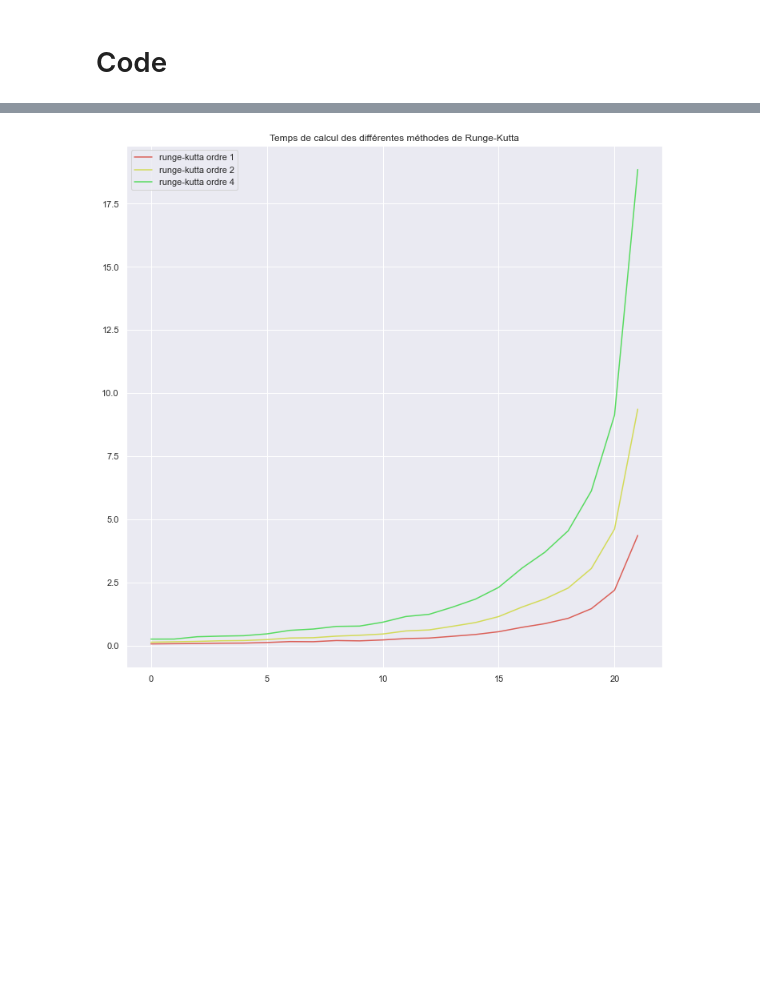
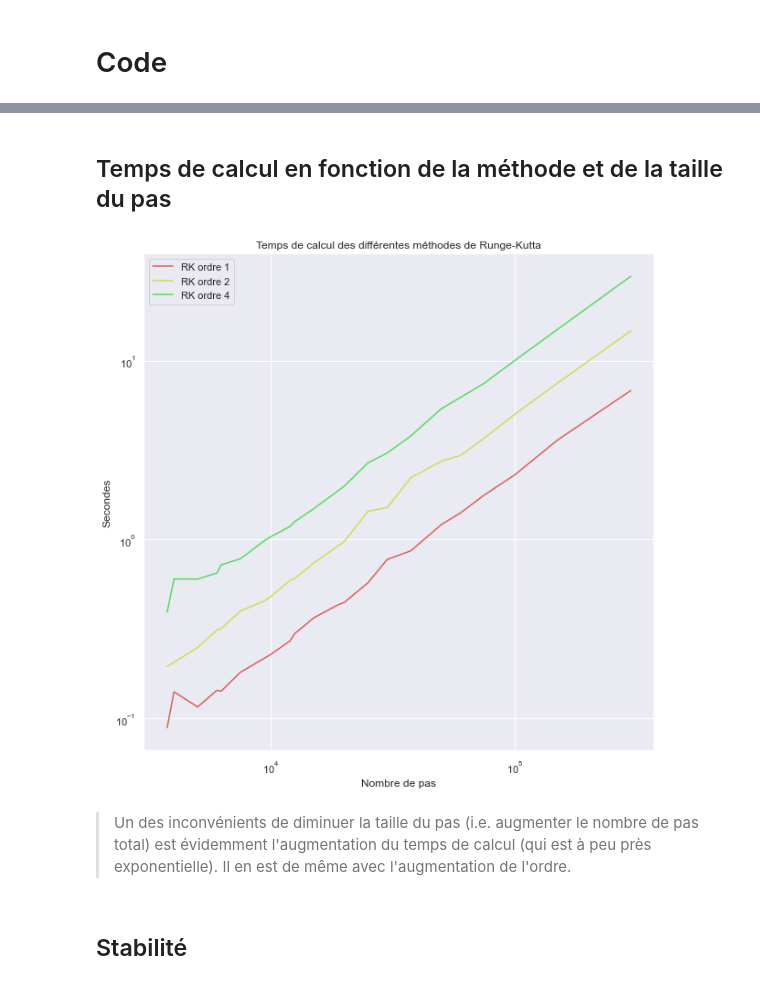
Before and after one commit to littlebuzzybee/MACS205a-Projet, a Jupyter notebook: carbone.ipynb, the cells around one changed output, grey strips where cells are left out. Saved outputs shown, nothing was run; the diff lists cells and outputs as text; code cells hidden in the pictures; blank space fills up the shorter version.

```diff
--- a/carbone.ipynb
+++ b/carbone.ipynb
@@ -287,7 +336,8 @@ class Model():
             self.message, self.success = None, None
             self.t = np.linspace(startYear, endYear, num=kwargs["num"])
             self.y = rungeKutta1(f=derivative, y0=self.initial_conditions, t=self.t).T # transpose for plot
-    def plot_evolution(self, params, figsize=None):
+
+    def plot_evolution(self, params, title=None, figsize=None):
         if figsize is None: # adaptative figure size
             width = 20
             height = 5 * (1 + ((len(params)-1) // 3))
@@ -298,6 +348,7 @@ class Model():
         rows += total % cols
         position = range(1, total+1)
         fig = plt.figure(figsize=figsize)
+        fig.suptitle(title, y=0.925)
         for k in range(total):
             ax = fig.add_subplot(rows, cols, position[k]) # create subplot at the right position
             idx = self.params.index(params[k]) # get index of attribute
@@ -421,29 +523,30 @@ errors(model.y)
 # %%
-import time
+ERK4    = []
+timeRK4 = []
+ERK2    = []
+timeRK2 = []
+ERK1    = []
+timeRK1 = []
+nums = [3750,4000,5000,6000,6250,7500,9375,10000,12000,12500,15000,18750,20000,25000,30000,37500,50000,60000,75000,100000,150000,300000]
 
-ERK4=[]
-timeRK4 = []
-ERK2=[]
-timeRK2 = []
-ERK1=[]
-timeRK1 = []
-indices = [3750,4000, 5000,6000,6250,7500,9375,10000,12000,12500,15000,18750,20000,25000,30000,37500,50000,60000,75000,100000,150000,300000]
-for i in indices:
+for num in nums:
 
     ti = time.time()
-    model.predict("RK4", 0, 750, num=i)
+    model.predict("RK4", 0, 750, num=num)
     tf = time.time()
     ERK4.append(errors(model.y))
     timeRK4.append(tf - ti)
 
     ti = time.time()
-    model.predict("RK2", 0, 750, num=i)
+    model.predict("RK2", 0, 750, num=num)
     tf = time.time()
     ERK2.append(errors(model.y))
     timeRK2.append(tf - ti)
 
     ti = time.time()
-    model.predict("RK1", 0, 750, num=i)
+    model.predict("RK1", 0, 750, num=num)
     tf = time.time()
     ERK1.append(errors(model.y))
     timeRK1.append(tf - ti)
+
+    print(f"fini num={num}")
@@ -472,16 +622,23 @@ plt.show()
+# %% [markdown]
+## Temps de calcul en fonction de la méthode et de la taille du pas
 # %%
-plt.figure(figsize=(12,12))
-
-plt.plot(timeRK1, label='runge-kutta ordre 1')
-plt.plot(timeRK2, label='runge-kutta ordre 2')
-plt.plot(timeRK4, label='runge-kutta ordre 4')
-
-
+plt.figure(figsize=(10, 10))
+plt.plot(nums, timeRK1, label='RK ordre 1')
+plt.plot(nums, timeRK2, label='RK ordre 2')
+plt.plot(nums, timeRK4, label='RK ordre 4')
+plt.xlabel("Nombre de pas")
+plt.ylabel("Secondes")
+plt.xscale("log")
+plt.yscale("log")
 plt.title("Temps de calcul des différentes méthodes de Runge-Kutta")
 plt.legend()
 plt.show()
 # %% [output]
-[figure, old version]
+[figure, new version]
+# %% [markdown]
+> Un des inconvénients de diminuer la taille du pas (i.e. augmenter le nombre de pas total) est évidemment l'augmentation du temps de calcul (qui est à peu près exponentielle). Il en est de même avec l'augmentation de l'ordre.
+# %% [markdown]
+## Stabilité
 # %%
 def cst_lambda(k, a, b, h_max, q):
     alpha = 0
```
Also changed, not shown: parts of 44 cells of this notebook, 2 other files.
